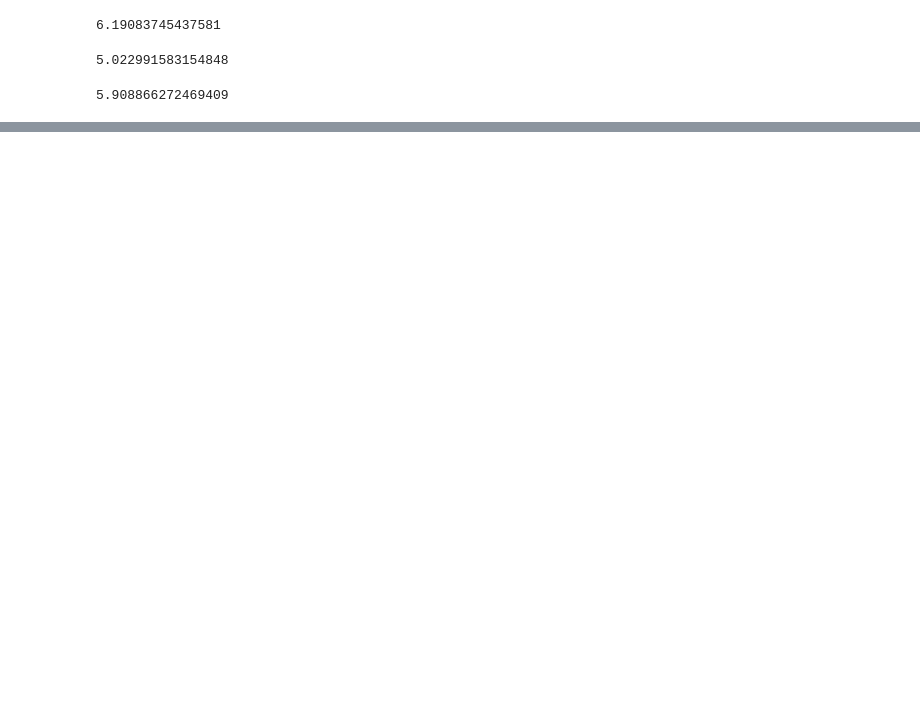
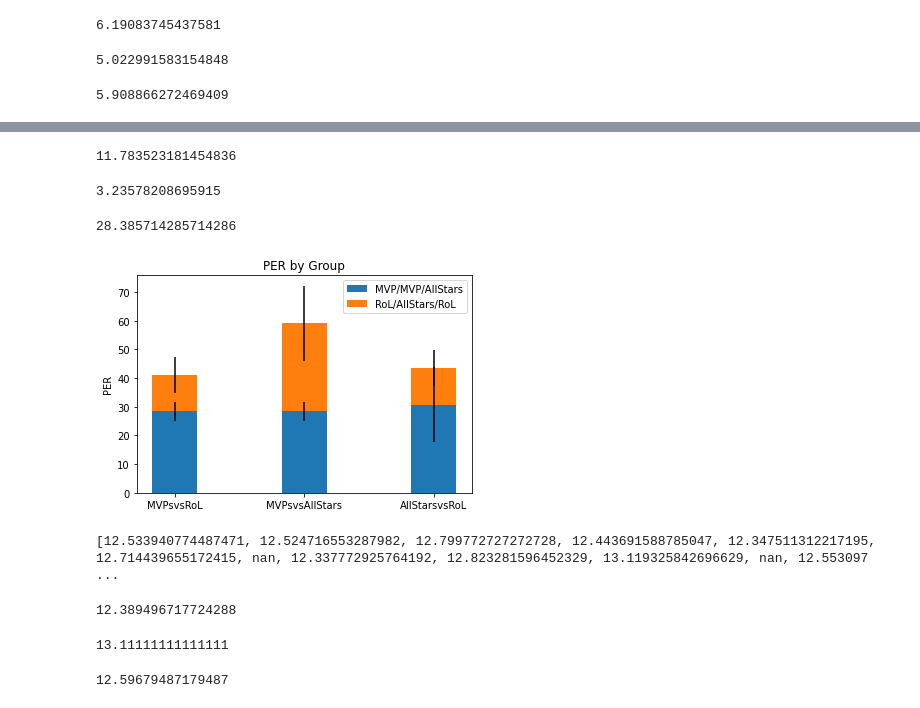
Before and after one commit to SloanStefanakis/ds_1300_notebooks, a Jupyter notebook: work/FinalProjectNBA.ipynb, the cells around one changed output, grey strips where cells are left out. Cells and saved outputs as stored; diff of their text form; code cells hidden in the pictures; blank space fills up the shorter version.

```diff
--- a/work/FinalProjectNBA.ipynb
+++ b/work/FinalProjectNBA.ipynb
@@ -343,0 +343,4 @@ per_25
+# %%
+statistics.mean(down20)
+# %% [output]
+11.783523181454836
@@ -343,0 +352,32 @@ per_25
+# %%
+mvpsPERstd
+# %% [output]
+3.23578208695915
+# %%
+mvpsPERmean
+# %% [output]
+28.385714285714286
+# %%
+import matplotlib.pyplot as plt
+
+
+labels = ['MVPsvsRoL','MVPsvsAllStars','AllStarsvsRoL']
+mvpsPERmean = [28.385714285714286,28.385714285714286,30.72574257425742]
+RoL_means = [12.790475,30.725742574257424,12.790475]
+mvpsPERstd = [3.23578208695915,3.23578208695915,13.117950585182612]
+RoL_std = [6.280705,13.117950585182612,6.280705]
+width = 0.35       # the width of the bars: can also be len(x) sequence
+
+fig, ax = plt.subplots()
+
+ax.bar(labels, mvpsPERmean, width, yerr=mvpsPERstd, label='MVP/MVP/AllStars')
+ax.bar(labels, RoL_means, width, yerr=RoL_std, bottom=mvpsPERmean,
+       label='RoL/AllStars/RoL')
+
+ax.set_ylabel('PER')
+ax.set_title('PER by Group')
+ax.legend()
+
+plt.show()
+# %% [output]
+[figure, added]
@@ -343,0 +402,4 @@ per_25
+# %%
+print(per_holder)
+# %% [output]
+[12.533940774487471, 12.524716553287982, 12.799772727272728, 12.443691588785047, 12.347511312217195, 12.714439655172415, nan, 12.337772925764192, 12.823281596452329, 13.119325842696629, nan, 12.553097 ...
@@ -343,0 +410,12 @@ per_25
+# %%
+nan2005['PER']
+# %% [output]
+12.389496717724288
+# %%
+nan2009['PER']
+# %% [output]
+13.11111111111111
+# %%
+nan2012['PER']
+# %% [output]
+12.59679487179487
```
Also changed, not shown: parts of 28 cells of this notebook.
